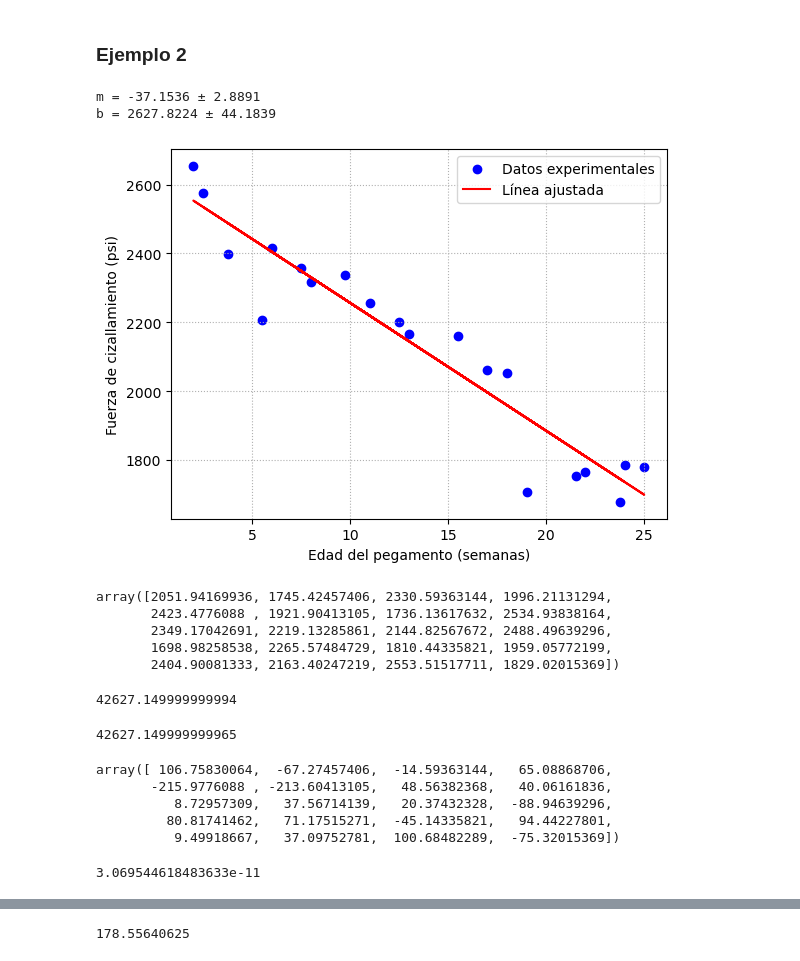
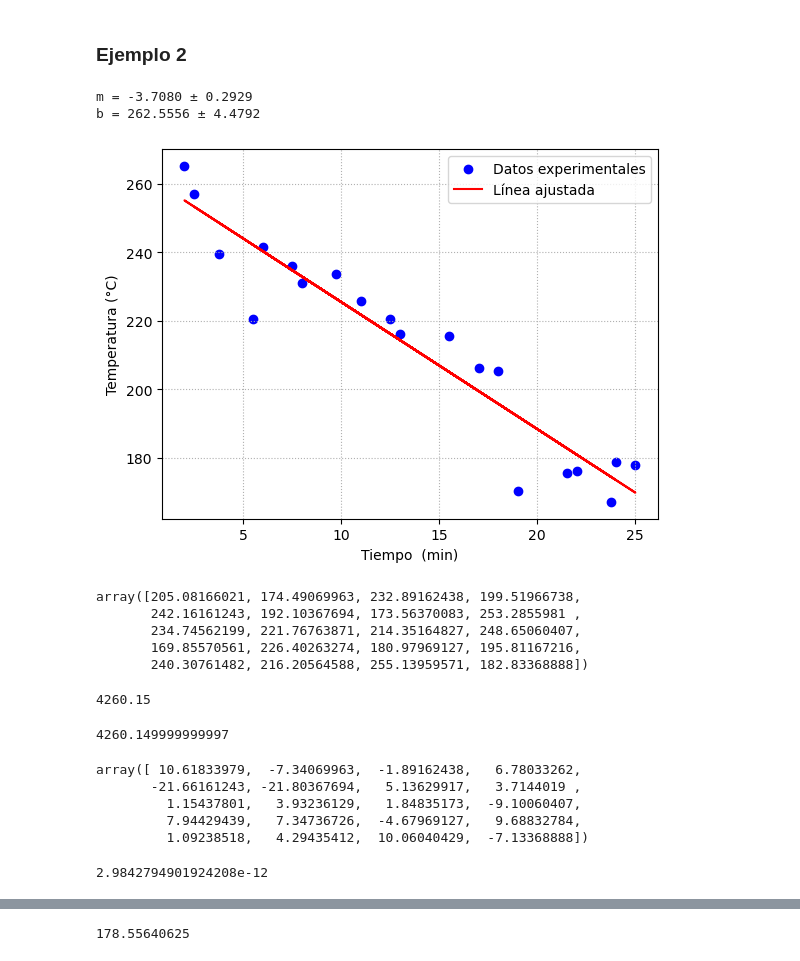
Before and after one commit to hectorfro/LabFisicaWork, a Jupyter notebook: GuiaLabora/Notebook/Cap05.ipynb, the cells around one changed output, grey strips where cells are left out. Drawn from its saved outputs; the diff is of its cells as text; code cells hidden in the pictures.

```diff
--- a/GuiaLabora/Notebook/Cap05.ipynb
+++ b/GuiaLabora/Notebook/Cap05.ipynb
@@ -128,13 +128,13 @@ Notes:
 ### Ejemplo 2
 # %%
 # Datos de cizallamiento y edad de la pega
-yn = np.array([2158.70, 1678.15, 2316.00, 2061.30, 2207.50,
-                          1708.30, 1784.70, 2575.00, 2357.90, 2256.70,
-                          2165.20, 2399.55, 1779.80, 2336.75, 1765.30,
-                          2053.50, 2414.40, 2200.50, 2654.20, 1753.70])
+yn = np.array([215.70, 167.15, 231.00, 206.30, 220.50,
+               170.30, 178.70, 257.00, 235.90, 225.70,
+               216.20, 239.55, 177.80, 233.75, 176.30,
+               205.50, 241.40, 220.50, 265.20, 175.70])
 xn = np.array([15.50, 23.75, 8.00, 17.00, 5.50, 19.00, 24.00, 2.50,
-                      7.50, 11.00, 13.00, 3.75, 25.00, 9.75, 22.00, 18.00,
-                      6.00, 12.50, 2.00, 21.50])
+               7.50, 11.00, 13.00, 3.75, 25.00, 9.75, 22.00, 18.00,
+               6.00, 12.50, 2.00, 21.50])
 # %%
 X = sm.add_constant(xn)
 # Ajustamos el modelo
@@ -146,54 +146,54 @@ Delta_b, Delta_m = model.bse
 print(f'm = {m:.4f} \u00B1 {Delta_m:.4f}')
 print(f'b = {b:.4f} \u00B1 {Delta_b:.4f}')
 # %% [output]
-m = -37.1536 ± 2.8891
-b = 2627.8224 ± 44.1839
+m = -3.7080 ± 0.2929
+b = 262.5556 ± 4.4792
 # %%
 # Generamos valores de y usando los coeficientes obtenidos
 y_pred = m * xn + b
 # Graficamos los datos originales y la línea ajustada
 plt.scatter(xn, yn, color='blue', label='Datos experimentales')
 plt.plot(xn, y_pred, color='red', label='Línea ajustada')
 plt.grid(linestyle='dotted')
 plt.legend(loc='best')
-plt.xlabel('Edad del pegamento (semanas)')
-plt.ylabel('Fuerza de cizallamiento (psi)')
+plt.xlabel('Tiempo  (min)')
+plt.ylabel('Temperatura (°C)')
 plt.legend()
 plt.show()
 # %% [output]
-[figure, old version]
+[figure, new version]
 # %%
 y_pred = m * xn + b
 y_pred
 # %% [output]
-array([2051.94169936, 1745.42457406, 2330.59363144, 1996.21131294,
-       2423.4776088 , 1921.90413105, 1736.13617632, 2534.93838164,
-       2349.17042691, 2219.13285861, 2144.82567672, 2488.49639296,
-       1698.98258538, 2265.57484729, 1810.44335821, 1959.05772199,
-       2404.90081333, 2163.40247219, 2553.51517711, 1829.02015369])
+array([205.08166021, 174.49069963, 232.89162438, 199.51966738,
+       242.16161243, 192.10367694, 173.56370083, 253.2855981 ,
+       234.74562199, 221.76763871, 214.35164827, 248.65060407,
+       169.85570561, 226.40263274, 180.97969127, 195.81167216,
+       240.30761482, 216.20564588, 255.13959571, 182.83368888])
 # %%
 Sum_y = np.sum(yn)
 Sum_y
 # %% [output]
-42627.149999999994
+4260.15
 # %%
 Sum_yp = np.sum(y_pred)
 Sum_yp
 # %% [output]
-42627.149999999965
+4260.149999999997
 # %%
 e_i=yn-y_pred
 e_i
 # %% [output]
-array([ 106.75830064,  -67.27457406,  -14.59363144,   65.08868706,
-       -215.9776088 , -213.60413105,   48.56382368,   40.06161836,
-          8.72957309,   37.56714139,   20.37432328,  -88.94639296,
-         80.81741462,   71.17515271,  -45.14335821,   94.44227801,
-          9.49918667,   37.09752781,  100.68482289,  -75.32015369])
+array([ 10.61833979,  -7.34069963,  -1.89162438,   6.78033262,
+       -21.66161243, -21.80367694,   5.13629917,   3.7144019 ,
+         1.15437801,   3.93236129,   1.84835173,  -9.10060407,
+         7.94429439,   7.34736726,  -4.67969127,   9.68832784,
+         1.09238518,   4.29435412,  10.06040429,  -7.13368888])
 # %%
 np.sum(e_i)
 # %% [output]
-3.069544618483633e-11
+2.9842794901924208e-12
 # %%
 # Los promedios de x y y
 xp= np.sum(xn)/len(xn)
```
Also changed, not shown: parts of 20 cells of this notebook.
